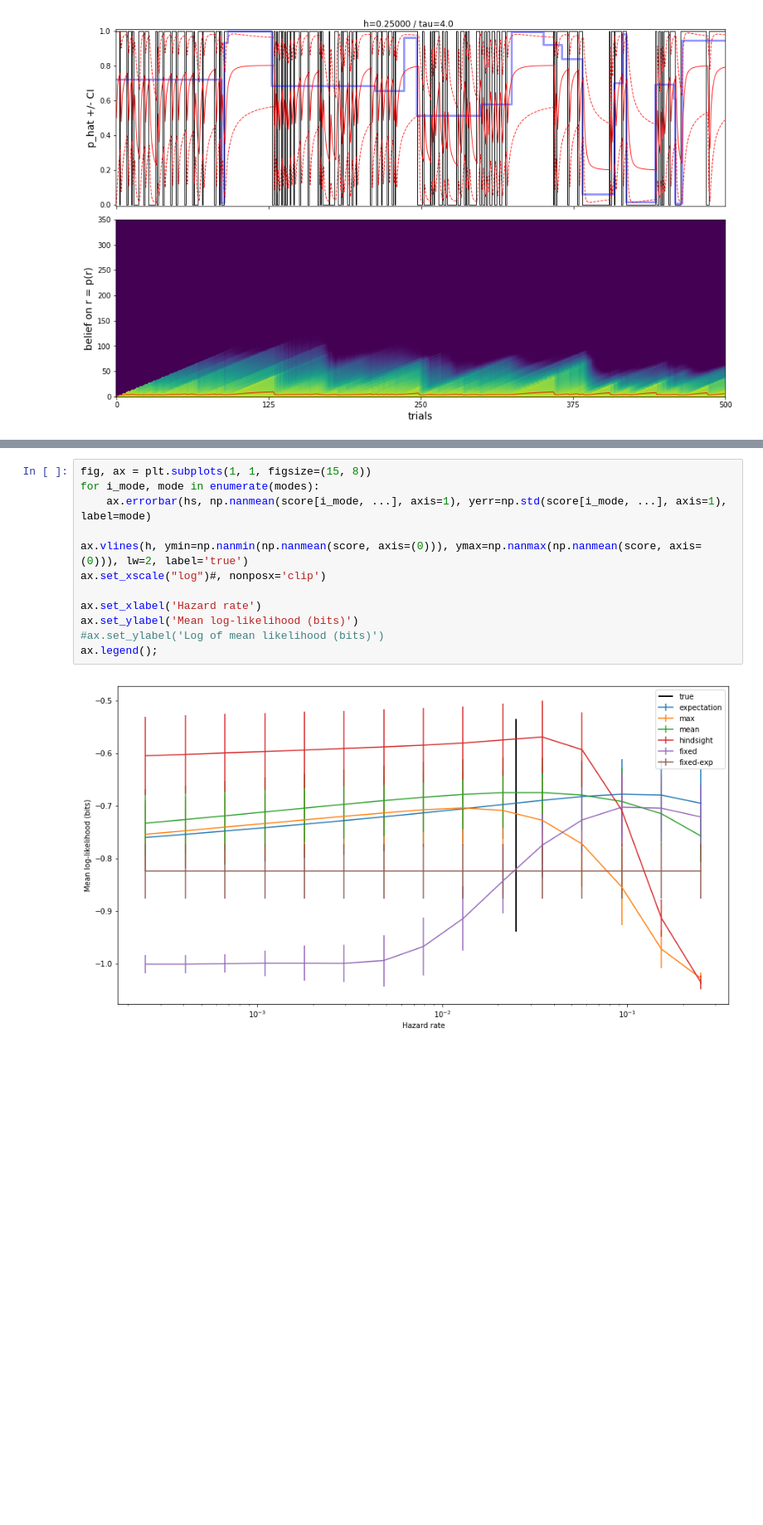
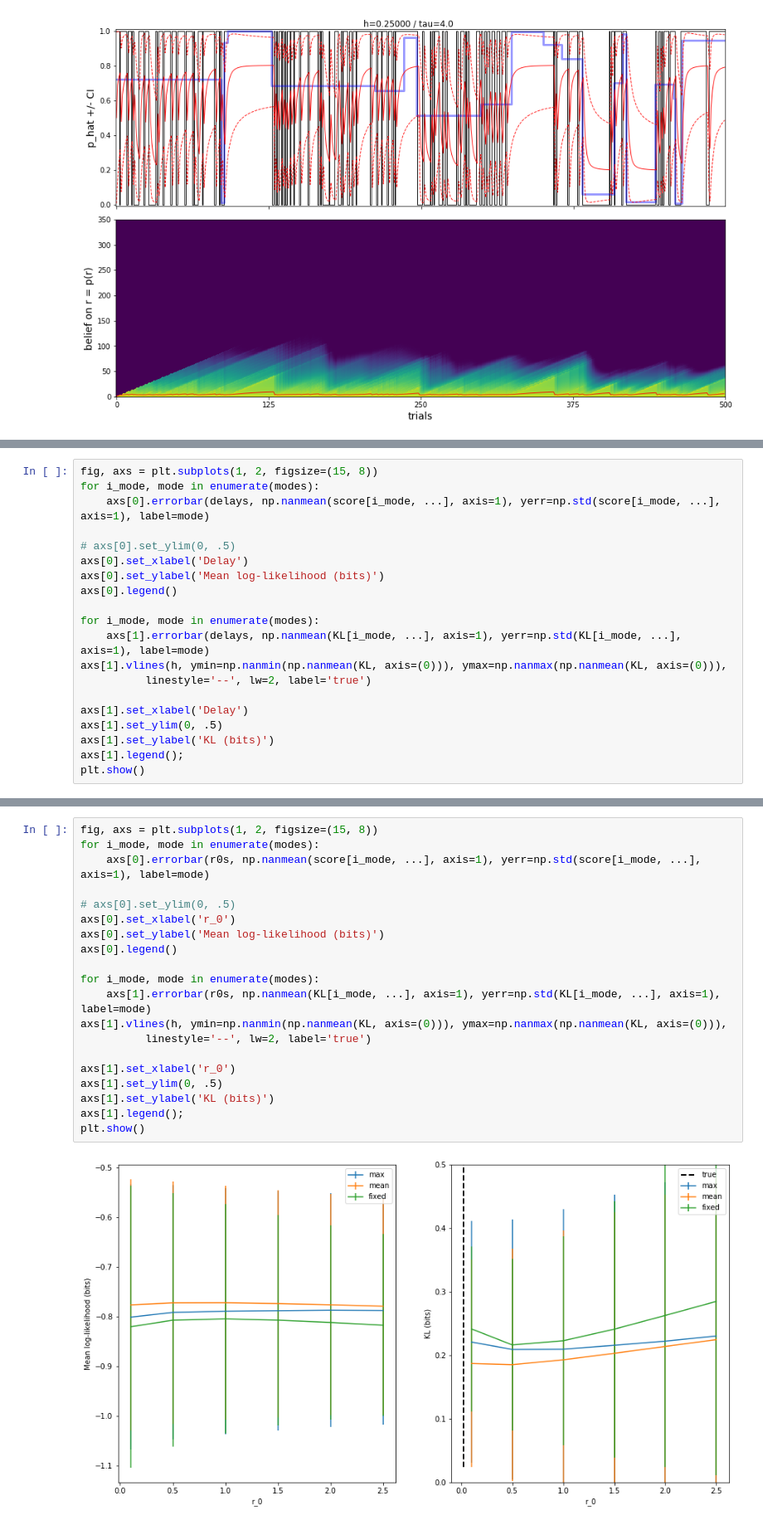
Before and after one commit to laurentperrinet/bayesianchangepoint, a Jupyter notebook: notebooks/C_test_hazardrate.ipynb, the cells around one changed output, grey strips where cells are left out. Shown at 83% size. Drawn from its saved outputs; the diff is of its cells as text; blank space fills up the shorter version.

```diff
--- a/notebooks/C_test_hazardrate.ipynb
+++ b/notebooks/C_test_hazardrate.ipynb
@@ -66,0 +183,20 @@ for h_ in hs:
+# %%
+fig, axs = plt.subplots(1, 2, figsize=(15, 8))
+for i_mode, mode in enumerate(modes):
+    axs[0].errorbar(delays, np.nanmean(score[i_mode, ...], axis=1), yerr=np.std(score[i_mode, ...], axis=1), label=mode)
+
+# axs[0].set_ylim(0, .5)
+axs[0].set_xlabel('Delay')
+axs[0].set_ylabel('Mean log-likelihood (bits)')
+axs[0].legend()
+
+for i_mode, mode in enumerate(modes):
+    axs[1].errorbar(delays, np.nanmean(KL[i_mode, ...], axis=1), yerr=np.std(KL[i_mode, ...], axis=1), label=mode)
+axs[1].vlines(h, ymin=np.nanmin(np.nanmean(KL, axis=(0))), ymax=np.nanmax(np.nanmean(KL, axis=(0))),
+          linestyle='--', lw=2, label='true')
+
+axs[1].set_xlabel('Delay')
+axs[1].set_ylim(0, .5)
+axs[1].set_ylabel('KL (bits)')
+axs[1].legend();
+plt.show()
@@ -101,15 +237,23 @@ for i_block in range(N_blocks):
 # %%
-fig, ax = plt.subplots(1, 1, figsize=(15, 8))
+fig, axs = plt.subplots(1, 2, figsize=(15, 8))
 for i_mode, mode in enumerate(modes):
-    ax.errorbar(hs, np.nanmean(score[i_mode, ...], axis=1), yerr=np.std(score[i_mode, ...], axis=1), label=mode)
+    axs[0].errorbar(r0s, np.nanmean(score[i_mode, ...], axis=1), yerr=np.std(score[i_mode, ...], axis=1), label=mode)
 
-ax.vlines(h, ymin=np.nanmin(np.nanmean(score, axis=(0))), ymax=np.nanmax(np.nanmean(score, axis=(0))), lw=2, label='true')
-ax.set_xscale("log")#, nonposx='clip')
+# axs[0].set_ylim(0, .5)
+axs[0].set_xlabel('r_0')
+axs[0].set_ylabel('Mean log-likelihood (bits)')
+axs[0].legend()
 
-ax.set_xlabel('Hazard rate')
-ax.set_ylabel('Mean log-likelihood (bits)')
-#ax.set_ylabel('Log of mean likelihood (bits)')
-ax.legend();
+for i_mode, mode in enumerate(modes):
+    axs[1].errorbar(r0s, np.nanmean(KL[i_mode, ...], axis=1), yerr=np.std(KL[i_mode, ...], axis=1), label=mode)
+axs[1].vlines(h, ymin=np.nanmin(np.nanmean(KL, axis=(0))), ymax=np.nanmax(np.nanmean(KL, axis=(0))),
+          linestyle='--', lw=2, label='true')
+
+axs[1].set_xlabel('r_0')
+axs[1].set_ylim(0, .5)
+axs[1].set_ylabel('KL (bits)')
+axs[1].legend();
+plt.show()
 # %% [output]
-[figure, old version]
+[figure, new version]
 # %% [markdown]
```
Also changed, not shown: parts of 28 cells of this notebook, 1 other file.
